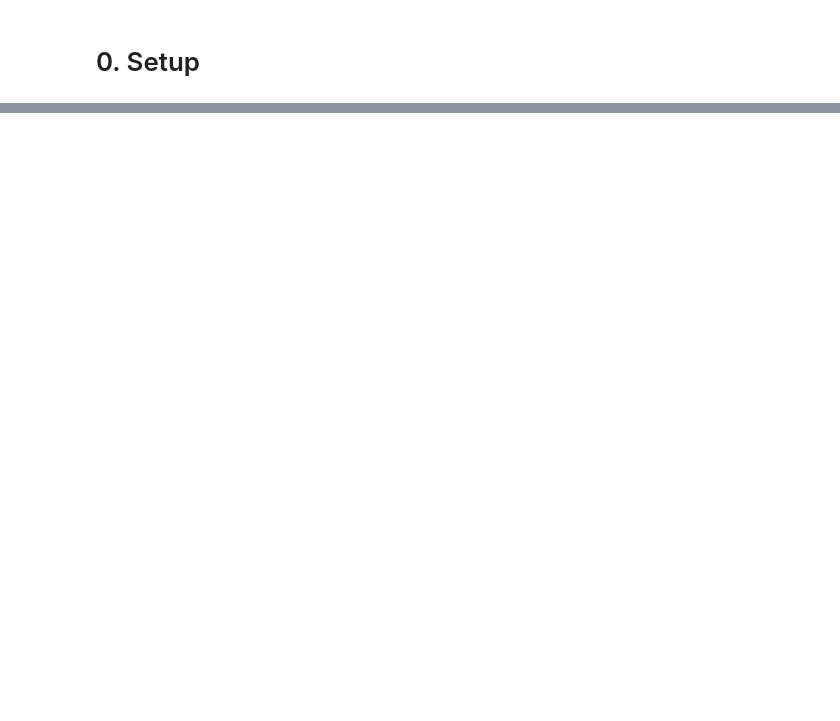
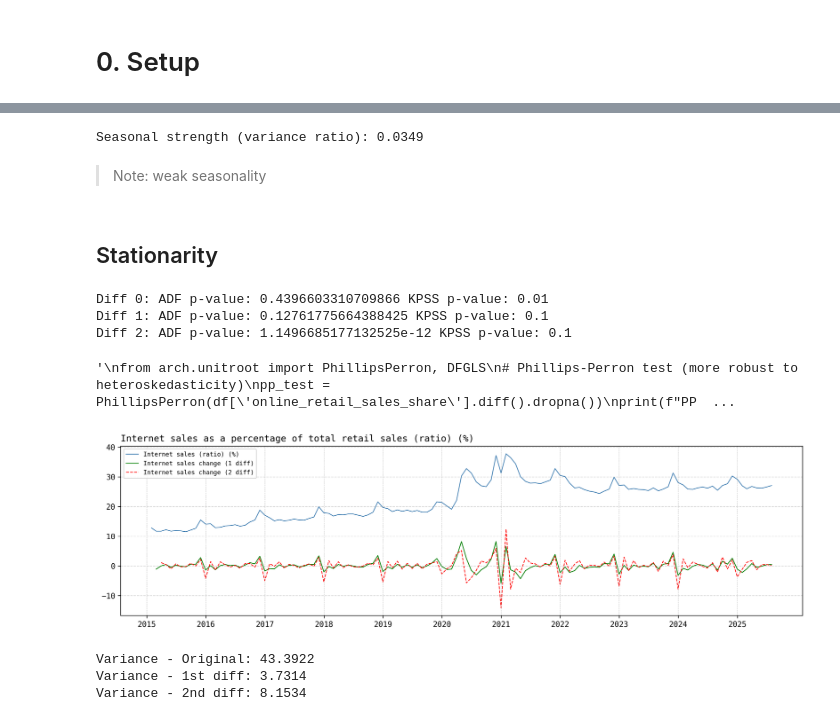
Before and after one commit to michaelarutyunov/time-series-methods, a Jupyter notebook: notebooks/02_features.ipynb, the cells around one changed output, grey strips where cells are left out. Cells and saved outputs as stored; diff of their text form; code cells hidden in the pictures; blank space fills up the shorter version.

```diff
--- a/notebooks/02_features.ipynb
+++ b/notebooks/02_features.ipynb
@@ -104,0 +87,80 @@ plt.show()
+# %%
+# calculate seasonal component and its strength
+from statsmodels.tsa.seasonal import seasonal_decompose
+decomposition = seasonal_decompose(df['online_retail_sales_share'], model='additive')
+seasonal_component = decomposition.seasonal
+seasonal_variance = seasonal_component.var()
+total_variance = df['online_retail_sales_share'].var()
+seasonal_strength_v1 = seasonal_variance / total_variance
+print(f"Seasonal strength (variance ratio): {seasonal_strength_v1:.4f}")
+# %% [output]
+Seasonal strength (variance ratio): 0.0349
+# %% [markdown]
+>Note: weak seasonality
+# %% [markdown]
+## Stationarity
+# %%
+from statsmodels.tsa.stattools import adfuller, kpss
+adf_diff_0 = adfuller(df['online_retail_sales_share'])
+adf_diff_1 = adfuller(df['online_retail_sales_share'].diff().dropna())
+adf_diff_2 = adfuller(df['online_retail_sales_share'].diff().diff().dropna())
+kpss_diff_0 = kpss(df['online_retail_sales_share'])
+kpss_diff_1 = kpss(df['online_retail_sales_share'].diff().dropna())
+kpss_diff_2 = kpss(df['online_retail_sales_share'].diff().diff().dropna())
+print('Diff 0: ADF p-value:', adf_diff_0[1], 'KPSS p-value:', kpss_diff_0[1])
+print('Diff 1: ADF p-value:', adf_diff_1[1], 'KPSS p-value:', kpss_diff_1[1])
+print('Diff 2: ADF p-value:', adf_diff_2[1], 'KPSS p-value:', kpss_diff_2[1])
+# %% [output]
+Diff 0: ADF p-value: 0.4396603310709866 KPSS p-value: 0.01
+Diff 1: ADF p-value: 0.12761775664388425 KPSS p-value: 0.1
+Diff 2: ADF p-value: 1.1496685177132525e-12 KPSS p-value: 0.1
+# %%
+"""
+from arch.unitroot import PhillipsPerron, DFGLS
+# Phillips-Perron test (more robust to heteroskedasticity)
+pp_test = PhillipsPerron(df['online_retail_sales_share'].diff().dropna())
+print(f"PP test p-value: {pp_test.pvalue}")
+"""
+# %% [output]
+'\nfrom arch.unitroot import PhillipsPerron, DFGLS\n# Phillips-Perron test (more robust to heteroskedasticity)\npp_test = PhillipsPerron(df[\'online_retail_sales_share\'].diff().dropna())\nprint(f"PP  ...
+# %%
+plot_df = pd.DataFrame({
+    'date': df.index,
+    'original': df['online_retail_sales_share'],
+    'diff_1': df['online_retail_sales_share'].diff(),
+    'diff_2': df['online_retail_sales_share'].diff().diff()
+})
+
+plt.figure(figsize=(16, 4), dpi=300)
+ax = plt.gca()
+
+# Plot with proper data alignment
+ax.plot(plot_df['date'], plot_df['original'], color='steelblue', linewidth=1, label='Internet sales (ratio) (%)')
+ax.plot(plot_df['date'], plot_df['diff_1'], color='green', linewidth=1, label='Internet sales change (1 diff)')
+ax.plot(plot_df['date'], plot_df['diff_2'], color='red', linewidth=1, linestyle='--', label='Internet sales change (2 diff)')
+
+ax.set_xticks([pd.Timestamp(f'{year}-01-01') for year in range(2015, 2026)])
+ax.set_xticklabels([str(year) for year in range(2015, 2026)])
+for tick in ax.get_xticks():
+    ax.axvline(x=tick, color='gray', linestyle='--', linewidth=0.5, alpha=0.5)
+
+# event_spans = add_event_spans(ax)
+
+ax.legend(fontsize=8)
+plt.grid(axis='y', linestyle='--', alpha=0.5)
+plt.title('Internet sales as a percentage of total retail sales (ratio) (%)', loc='left')
+plt.show()
+# %% [output]
+[figure, added]
+# %%
+var_original = df['online_retail_sales_share'].var()
+var_diff1 = df['online_retail_sales_share'].diff().var()
+var_diff2 = df['online_retail_sales_share'].diff().diff().var()
+
+print(f"Variance - Original: {var_original:.4f}")
+print(f"Variance - 1st diff: {var_diff1:.4f}")
+print(f"Variance - 2nd diff: {var_diff2:.4f}")
+# %% [output]
+Variance - Original: 43.3922
+Variance - 1st diff: 3.7314
+Variance - 2nd diff: 8.1534
```
Also changed, not shown: parts of 27 cells of this notebook, 35 other files.
